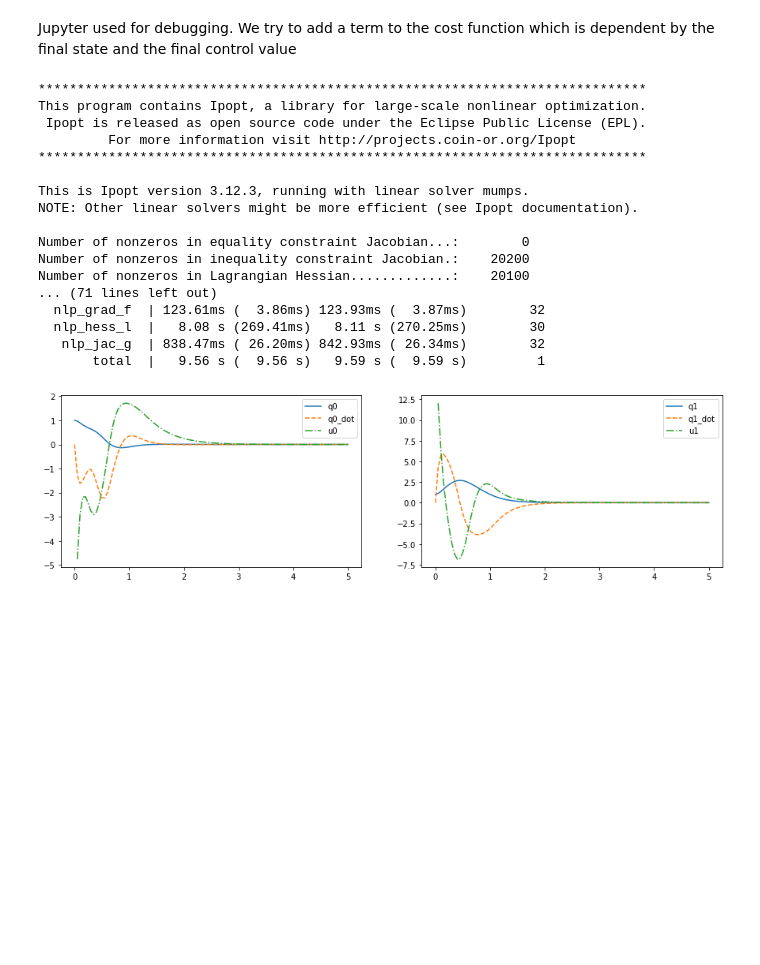
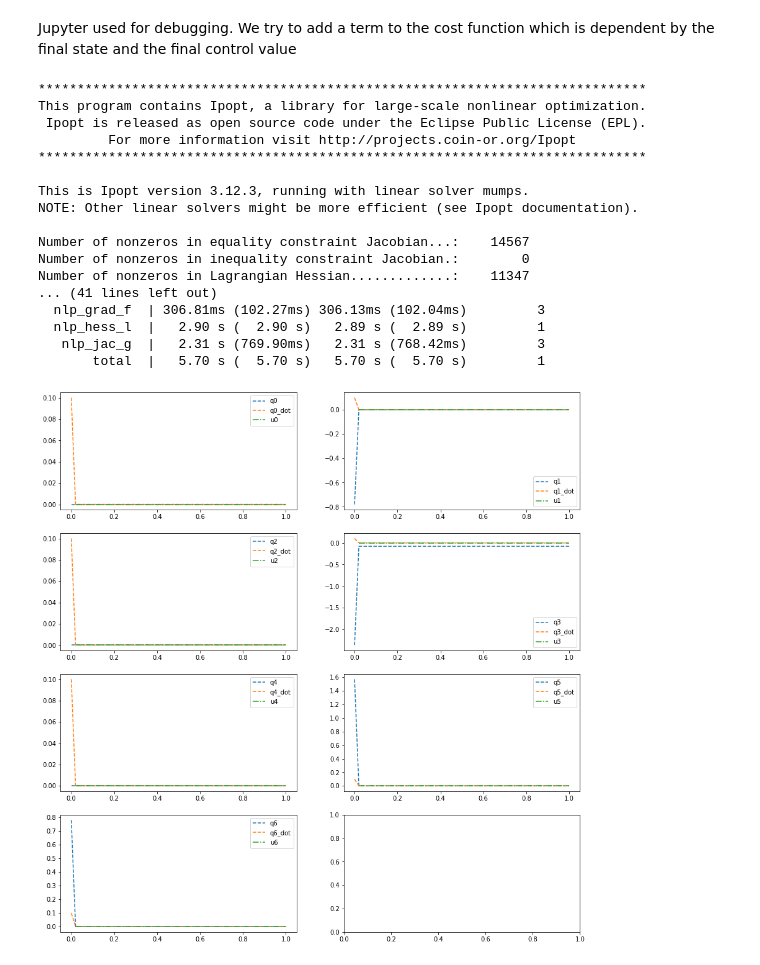
Before and after one commit to abcamiletto/flex, a Jupyter notebook: Jupyters/URDF2OptimalControl.ipynb, the cells around one changed output. Saved outputs shown, nothing was run; the diff lists cells and outputs as text; code cells hidden in the pictures; blank space fills up the shorter version.

```diff
--- a/Jupyters/URDF2OptimalControl.ipynb
+++ b/Jupyters/URDF2OptimalControl.ipynb
@@ -189,36 +229,52 @@ class Urdf2Moon:
         return ax
 # %%
 if __name__ == '__main__':
-    urdf_path = "../urdf/rrbot.urdf"     # path to urdf
-    root_link = "link1"
-    end_link = "link3"
+    if False:
+        urdf_path = "urdf/rrbot.urdf"
+        root = "link1"
+        end = "link3"
+        def trajectory_target(t):
+            q = [0]*2
+            return q
+        in_cond = [1]*4
+    else:
+        urdf_path = "../urdf/panda2.urdf"
+        root = "panda_link0"
+        end = "panda_link8"
+        def trajectory_target(t):
+            q = [0]*7
+            return q
+        in_cond = [0,-0.78,0,-2.36,0,1.57,0.78] + [0.1]*7
 
     def my_cost_func(q, qd, u):
-        return 10*cs.mtimes(q.T,q) + cs.mtimes(qd.T,qd) + cs.mtimes(u.T,u)
+        return cs.mtimes(q.T,q)
 
-    time_horizon = 5
-    steps = 100
-    in_cond = [1,1,0,0]
+    def my_final_term_cost(q_f, qd_f, u_f):
+        return 10*cs.mtimes(q_f.T,q_f)  #+ cs.mtimes(qd_f.T,qd_f)
 
-    urdf_2_opt = Urdf2Moon(urdf_path, root_link, end_link)
-    urdf_2_opt.solve(my_cost_func, time_horizon, steps, in_cond)
-    urdf_2_opt.print_results()
+
+    time_horizon = 1
+    steps = 50
+
+    urdf_2_opt = Urdf2Moon(urdf_path, root, end)
+    opt = urdf_2_opt.solve(my_cost_func, time_horizon, steps, in_cond, trajectory_target, my_final_term_cost, max_iter=70)
+    fig = urdf_2_opt.print_results()
 # %% [output]
 ******************************************************************************
 This program contains Ipopt, a library for large-scale nonlinear optimization.
  Ipopt is released as open source code under the Eclipse Public License (EPL).
          For more information visit http://projects.coin-or.org/Ipopt
 ******************************************************************************
 
 This is Ipopt version 3.12.3, running with linear solver mumps.
 NOTE: Other linear solvers might be more efficient (see Ipopt documentation).
 
-Number of nonzeros in equality constraint Jacobian...:        0
-Number of nonzeros in inequality constraint Jacobian.:    20200
-Number of nonzeros in Lagrangian Hessian.............:    20100
-... (71 lines left out)
-  nlp_grad_f  | 123.61ms (  3.86ms) 123.93ms (  3.87ms)        32
-  nlp_hess_l  |   8.08 s (269.41ms)   8.11 s (270.25ms)        30
-   nlp_jac_g  | 838.47ms ( 26.20ms) 842.93ms ( 26.34ms)        32
-       total  |   9.56 s (  9.56 s)   9.59 s (  9.59 s)         1
+Number of nonzeros in equality constraint Jacobian...:    14567
+Number of nonzeros in inequality constraint Jacobian.:        0
+Number of nonzeros in Lagrangian Hessian.............:    11347
+... (41 lines left out)
+  nlp_grad_f  | 306.81ms (102.27ms) 306.13ms (102.04ms)         3
+  nlp_hess_l  |   2.90 s (  2.90 s)   2.89 s (  2.89 s)         1
+   nlp_jac_g  |   2.31 s (769.90ms)   2.31 s (768.42ms)         3
+       total  |   5.70 s (  5.70 s)   5.70 s (  5.70 s)         1
-[figure, old version]
+[figure, new version]
```
Also changed, not shown: parts of 2 cells of this notebook.
